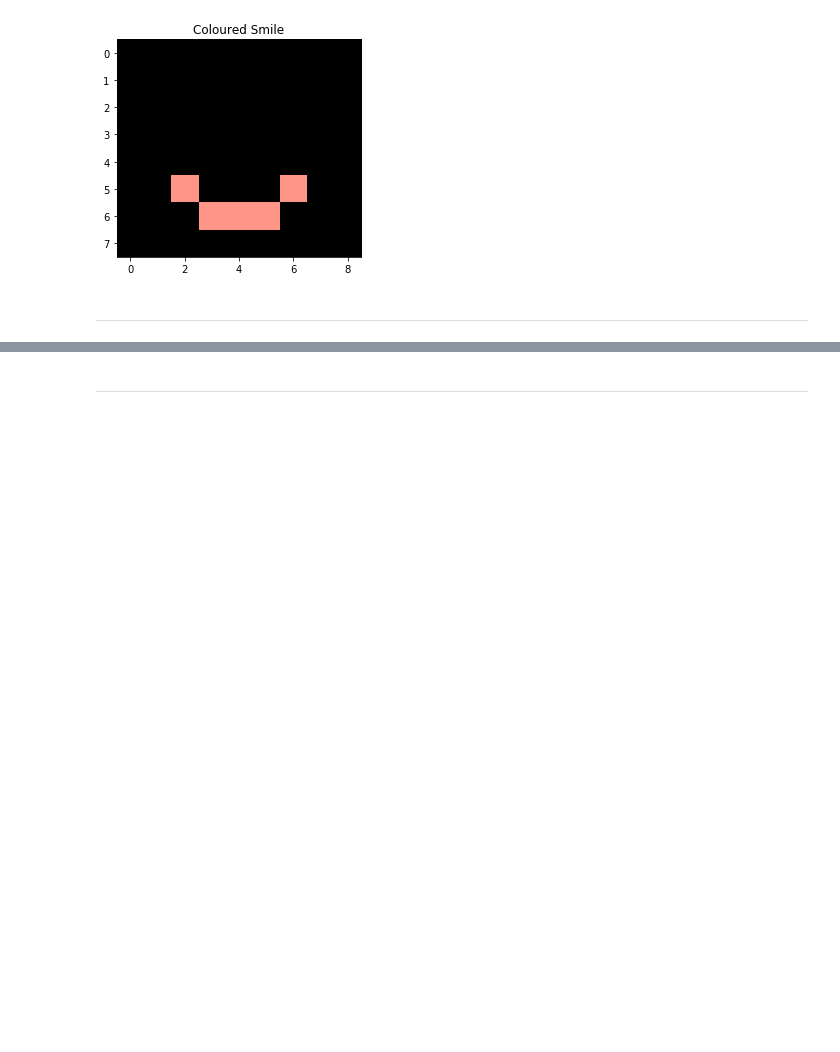
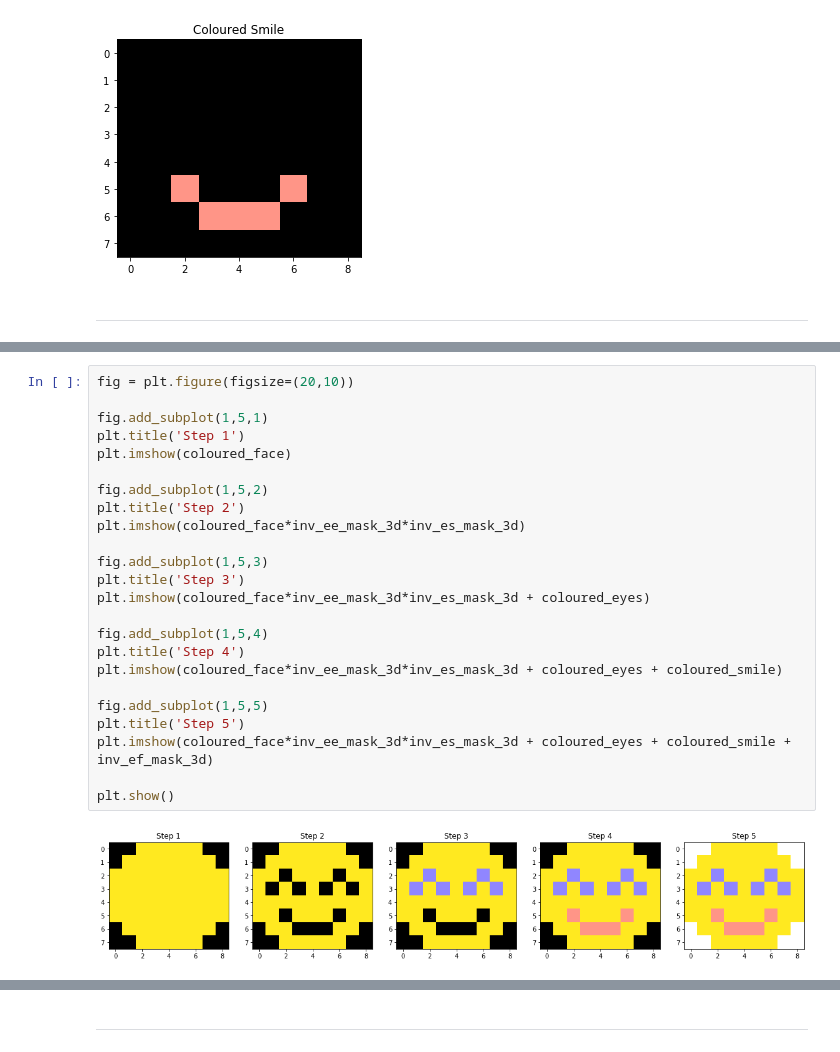
Before and after one commit to jonathanwvos/first_principles, a Jupyter notebook: Matrices.ipynb, the cells around one changed output, grey strips where cells are left out. Saved outputs shown, nothing was run; the diff lists cells and outputs as text; blank space fills up the shorter version.

```diff
--- a/Matrices.ipynb
+++ b/Matrices.ipynb
@@ -1062,0 +1094,26 @@ plt.show()
+# %%
+fig = plt.figure(figsize=(20,10))
+
+fig.add_subplot(1,5,1)
+plt.title('Step 1')
+plt.imshow(coloured_face)
+
+fig.add_subplot(1,5,2)
+plt.title('Step 2')
+plt.imshow(coloured_face*inv_ee_mask_3d*inv_es_mask_3d)
+
+fig.add_subplot(1,5,3)
+plt.title('Step 3')
+plt.imshow(coloured_face*inv_ee_mask_3d*inv_es_mask_3d + coloured_eyes)
+
+fig.add_subplot(1,5,4)
+plt.title('Step 4')
+plt.imshow(coloured_face*inv_ee_mask_3d*inv_es_mask_3d + coloured_eyes + coloured_smile)
+
+fig.add_subplot(1,5,5)
+plt.title('Step 5')
+plt.imshow(coloured_face*inv_ee_mask_3d*inv_es_mask_3d + coloured_eyes + coloured_smile + inv_ef_mask_3d)
+
+plt.show()
+# %% [output]
+[figure, added]
```
Also changed, not shown: parts of 17 cells of this notebook.
